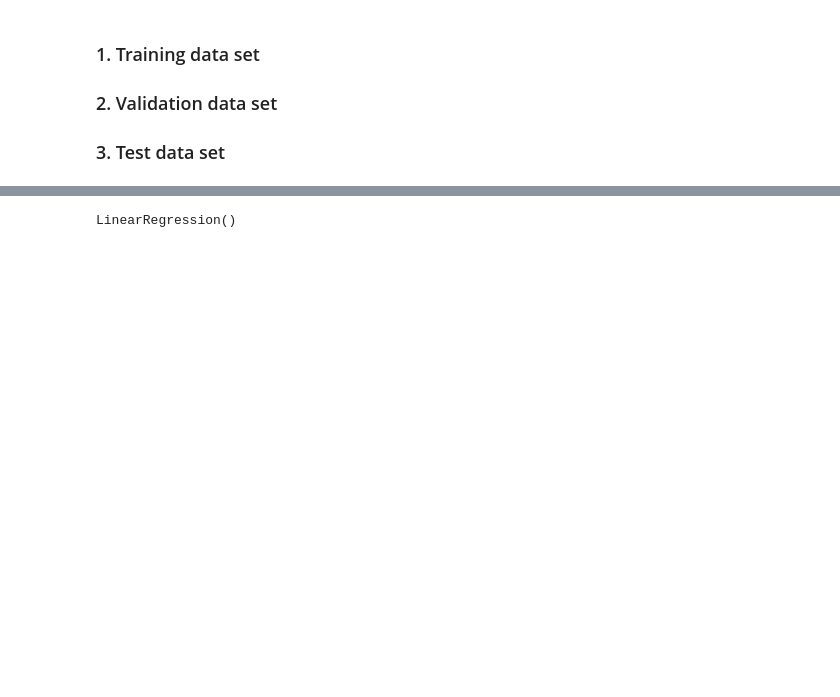
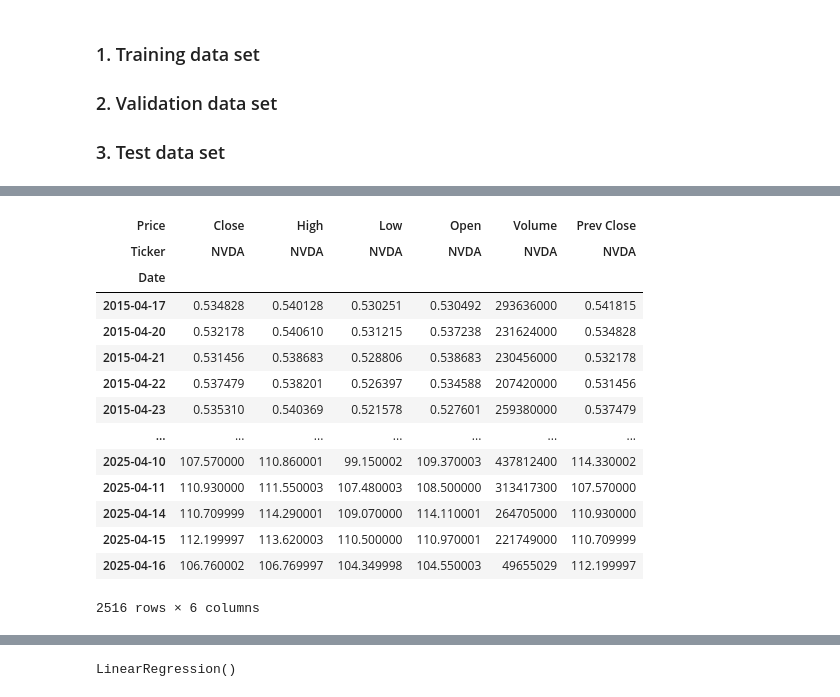
Before and after one commit to W0480628/Stock-Market, a Jupyter notebook: StockMrket.ipynb, the cells around one changed output, grey strips where cells are left out. Saved outputs shown, nothing was run; the diff lists cells and outputs as text; code cells hidden in the pictures; blank space fills up the shorter version.

```diff
--- a/StockMrket.ipynb
+++ b/StockMrket.ipynb
@@ -35,0 +36,18 @@ df.tail()
+# %%
+df
+# %% [output]
+| Price | Close | High | Low | Open | Volume | Prev Close |
+| Ticker | NVDA | NVDA | NVDA | NVDA | NVDA | NVDA |
+| Date |  |  |  |  |  |  |
+| 2015-04-17 | 0.534828 | 0.540128 | 0.530251 | 0.530492 | 293636000 | 0.541815 |
+| 2015-04-20 | 0.532178 | 0.540610 | 0.531215 | 0.537238 | 231624000 | 0.534828 |
+| 2015-04-21 | 0.531456 | 0.538683 | 0.528806 | 0.538683 | 230456000 | 0.532178 |
+| 2015-04-22 | 0.537479 | 0.538201 | 0.526397 | 0.534588 | 207420000 | 0.531456 |
+| 2015-04-23 | 0.535310 | 0.540369 | 0.521578 | 0.527601 | 259380000 | 0.537479 |
+| ... | ... | ... | ... | ... | ... | ... |
+| 2025-04-10 | 107.570000 | 110.860001 | 99.150002 | 109.370003 | 437812400 | 114.330002 |
+| 2025-04-11 | 110.930000 | 111.550003 | 107.480003 | 108.500000 | 313417300 | 107.570000 |
+| 2025-04-14 | 110.709999 | 114.290001 | 109.070000 | 114.110001 | 264705000 | 110.930000 |
+| 2025-04-15 | 112.199997 | 113.620003 | 110.500000 | 110.970001 | 221749000 | 110.709999 |
+| 2025-04-16 | 106.760002 | 106.769997 | 104.349998 | 104.550003 | 49655029 | 112.199997 |
+2516 rows × 6 columns
```
Also changed, not shown: parts of 15 cells of this notebook, 9 other files.
